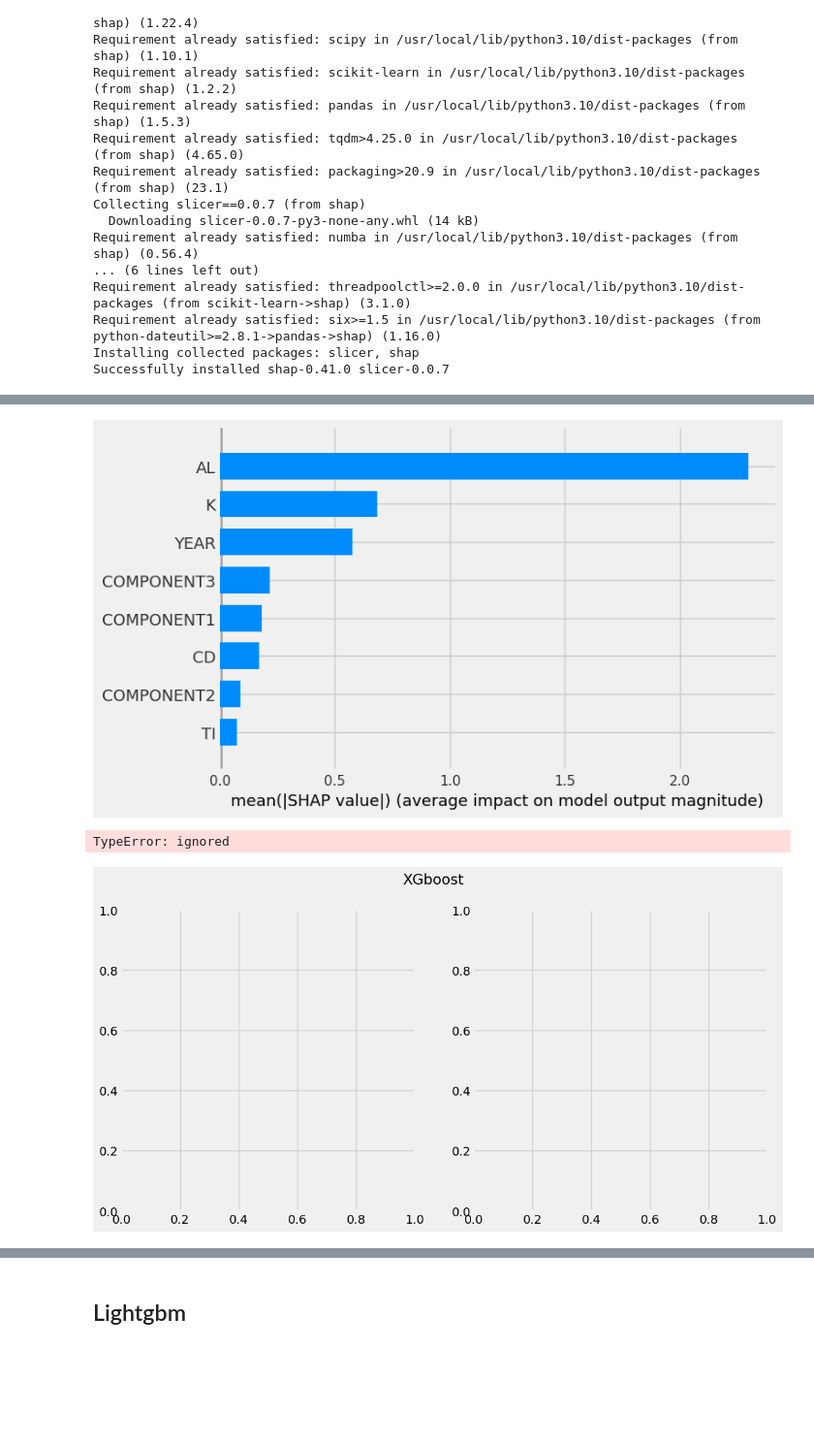
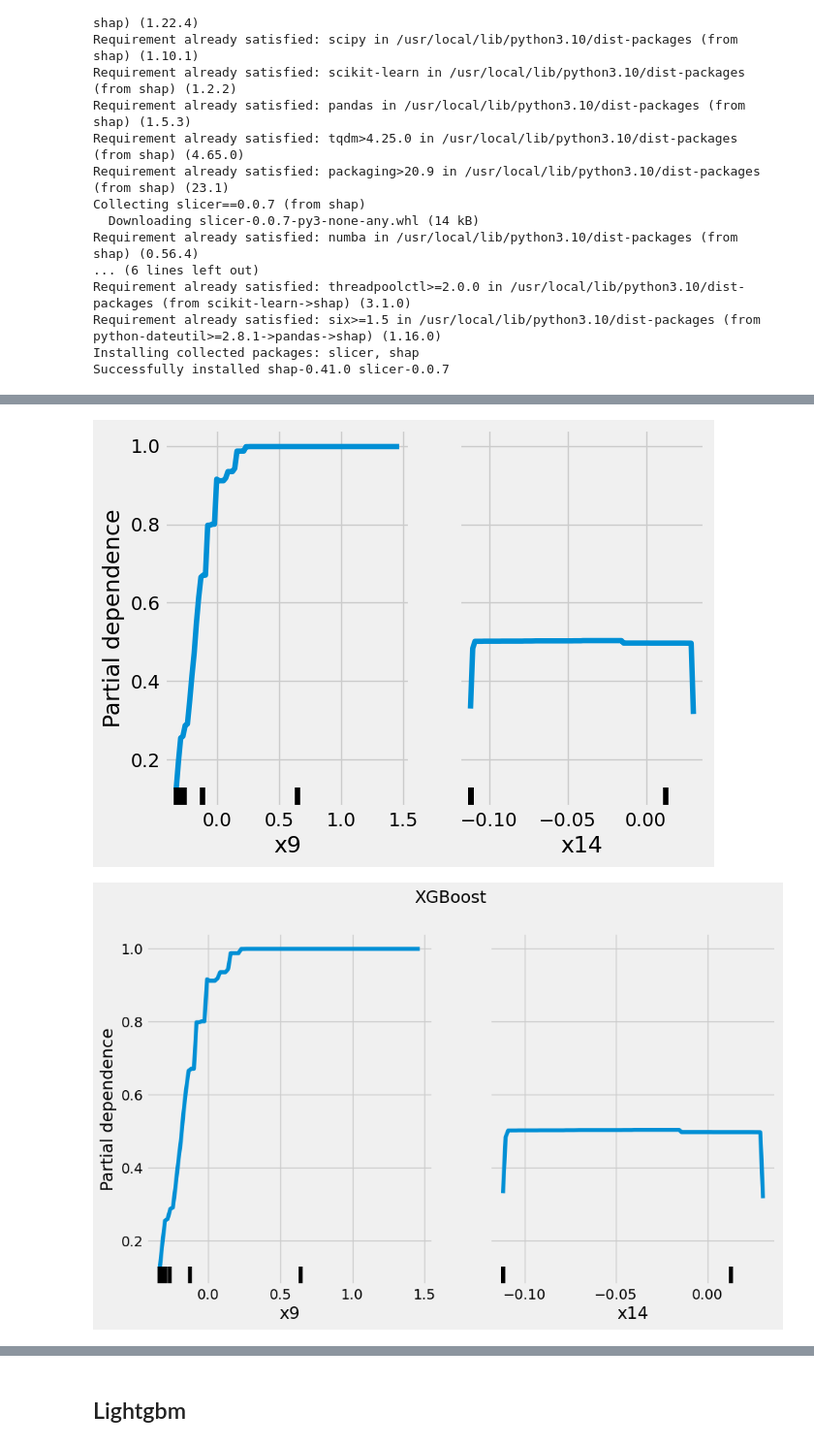
Before and after one commit to joony0512/Stastistics_and_MachineLearining, a Jupyter notebook: 건설기계오일상태분류_모델적합_Adasyn_실제데이터적합ing.ipynb, the cells around one changed output, grey strips where cells are left out. Shown at 97% size. Drawn from its saved outputs; the diff is of its cells as text; code cells hidden in the pictures; blank space fills up the shorter version.

```diff
--- a/건설기계오일상태분류_모델적합_Adasyn_실제데이터적합ing.ipynb
+++ b/건설기계오일상태분류_모델적합_Adasyn_실제데이터적합ing.ipynb
@@ -984,7 +939,7 @@ param_grid = {
 # 그리드 서치 수행
 svm = SVC()
 grid_search = GridSearchCV(svm, param_grid, cv=5)
-grid_search.fit(X_train_ada_std, y_train_ada)
+grid_search.fit(X_train_std, y_train)
 
 # 최적의 매개변수와 최고 성능 출력
 print("Best Parameters: ", grid_search.best_params_)
@@ -998,10 +953,10 @@ from sklearn.model_selection import GridSearchCV
 
 # SVM 분류기 생성
 svm = SVC()
-ksvm =SVC(kernel='rbf', C=10, gamma='auto', random_state=42)
-ksvm.fit(X_train_ada_std, y_train_ada)
+ksvm =SVC(kernel='rbf', C=10, gamma='auto', random_state=1234)
+ksvm.fit(X_train_std, y_train)
 
-y_train_pred =ksvm.predict(X_train_ada_std)
+y_train_pred =ksvm.predict(X_train_std)
 y_test_pred =ksvm.predict(X_test_std)
 # %%
 from sklearn import metrics
@@ -1053,16 +1011,16 @@ rf = RandomForestClassifier()
 
 # 탐색할 매개변수 그리드 설정
 param_grid = {
-    'n_estimators': [100, 200, 300],  # 결정 트리 개수
-    'max_depth': [None, 5, 10],  # 결정 트리의 최대 깊이
-    'min_samples_split': [2, 5, 10]  # 내부 노드를 분할하기 위해 필요한 최소 샘플 개수
+    'n_estimators': [20, 50, 100, 200, 300],  # 결정 트리 개수
+    'max_depth': [5, 10,20],  # 결정 트리의 최대 깊이
+    'min_samples_split': [2, 3, 5,10]  # 내부 노드를 분할하기 위해 필요한 최소 샘플 개수
 }
 
 # 그리드 서치 객체 생성
 grid_search = GridSearchCV(rf, param_grid, cv=5)
 
 # 모델 학습 및 검증
-grid_search.fit(X_train_ada_std, y_train_ada)
+grid_search.fit(X_train_std, y_train)
 
 # 최적의 매개변수 조합 출력
 print("Best Parameters:", grid_search.best_params_)
@@ -1078,10 +1034,6 @@ Best Parameters: {'max_depth': None, 'min_samples_split': 2, 'n_estimators': 300
 # %%
 from sklearn.ensemble import RandomForestClassifier
-model = RandomForestClassifier(max_depth = 30, min_samples_split = 7, n_estimators = 300)
+model = RandomForestClassifier(max_depth = None, min_samples_split = 2, n_estimators = 300)
 
 # 모델 학습
-model.fit(X_test_std, y_test)
-
-# 테스트 데이터로 예측 수행
-y_train_pred = model.predict(X_train_ada_std)
-y_pred =model.predict(X_test_std)
+model.fit(X_train_std, y_train)
@@ -1267,20 +1206,0 @@ f35 : 1.642708659172058
-# %%
-# 부분 의존성 분석을 위한 요약 플롯 출력
-shap.summary_plot(shap_values[:, [9,14,1,20,2,5,0,34]], X_test_std[:, [9,14,1,20,2,5,0,34]], feature_names=df.drop('Y_LABEL', axis=1).columns[[9,14,1,20,2,5,0,34]], class_names=['0', '1'], plot_type='bar')
-# %% [output]
-[figure, removed]
-# %%
-import matplotlib.pyplot as plt
-from sklearn.ensemble import GradientBoostingRegressor
-from sklearn.inspection import PartialDependenceDisplay
-
-
-fig, axs = plt.subplots(1, 2, figsize=(12, 6))
-fig.suptitle("XGboost")
-
-xg_disp = PartialDependenceDisplay.from_estimator(model, X_train_std, [9,14], ax=axs)
-# Show the plot
-plt.show()
-# %% [output]
-TypeError: ignored
-[figure, removed]
@@ -1302,0 +1207,21 @@ TypeError: ignored
+# %%
+# PartialDependenceDisplay를 사용하여 편의성 그래프 생성
+display = PartialDependenceDisplay.from_estimator(
+    model,
+    X_train_std,
+    features=[9, 14],
+    response_method='predict_proba'
+)
+
+# 그래프를 그릴 수 있는 matplotlib Figure 및 Axes 객체 얻기
+fig, axs = plt.subplots(figsize=(10, 6))
+fig.suptitle("XGBoost")
+
+# 생성된 그래프를 그림
+display.plot(ax=axs)
+
+# 그래프 표시
+plt.show()
+# %% [output]
+[figure, added]
+[figure, added]
```
Also changed, not shown: parts of 73 cells of this notebook.
